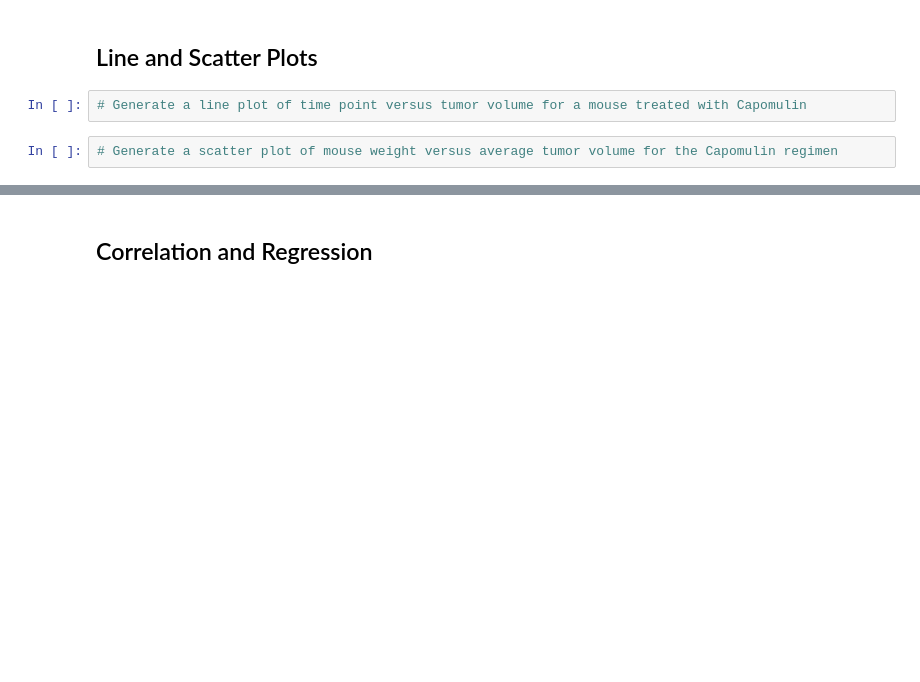
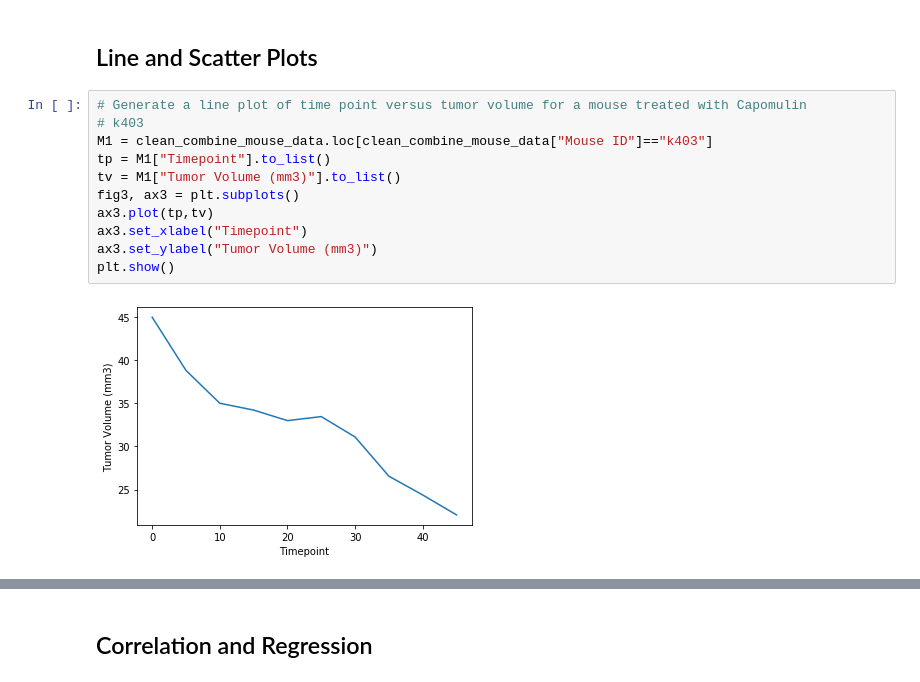
Before and after one commit to xizhang1984/matplotlib-challenge, a Jupyter notebook: pymaceuticals_starter.ipynb, the cells around one changed output, grey strips where cells are left out. Saved outputs shown, nothing was run; the diff lists cells and outputs as text; blank space fills up the shorter version.

```diff
--- a/pymaceuticals_starter.ipynb
+++ b/pymaceuticals_starter.ipynb
@@ -270,5 +285,14 @@ IQR
 ## Line and Scatter Plots
 # %%
 # Generate a line plot of time point versus tumor volume for a mouse treated with Capomulin
+# k403
+M1 = clean_combine_mouse_data.loc[clean_combine_mouse_data["Mouse ID"]=="k403"]
+tp = M1["Timepoint"].to_list()
+tv = M1["Tumor Volume (mm3)"].to_list()
+fig3, ax3 = plt.subplots()
+ax3.plot(tp,tv)
+ax3.set_xlabel("Timepoint")
+ax3.set_ylabel("Tumor Volume (mm3)")
+plt.show()
+# %% [output]
+[figure, added]
-# %%
-# Generate a scatter plot of mouse weight versus average tumor volume for the Capomulin regimen
```
Also changed, not shown: parts of 7 cells of this notebook.
